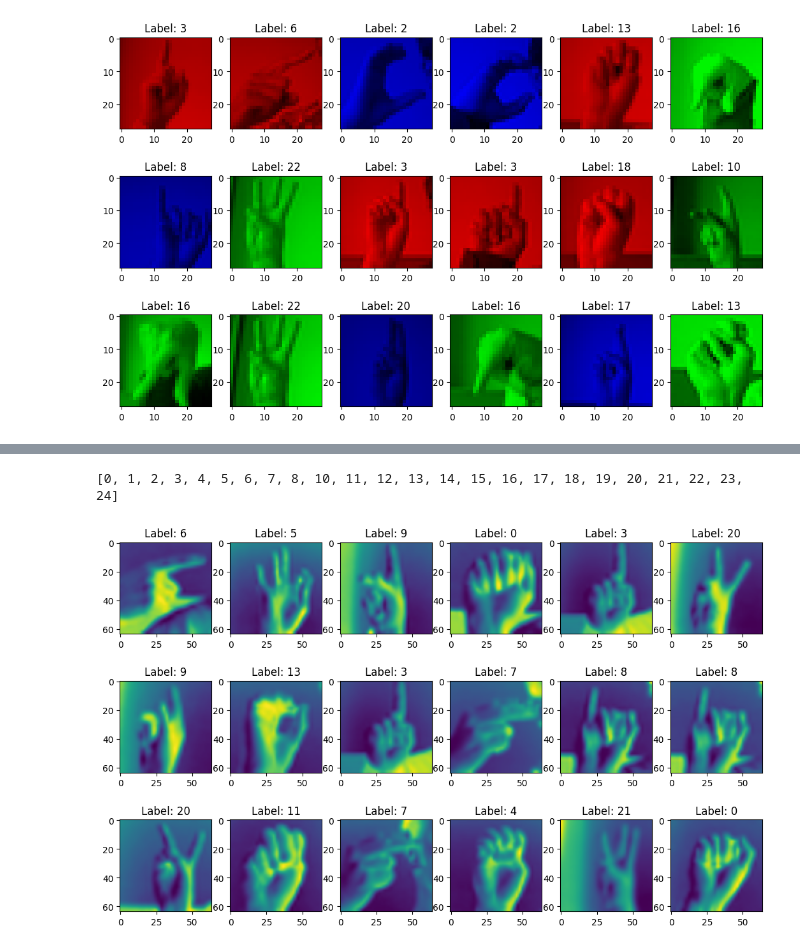
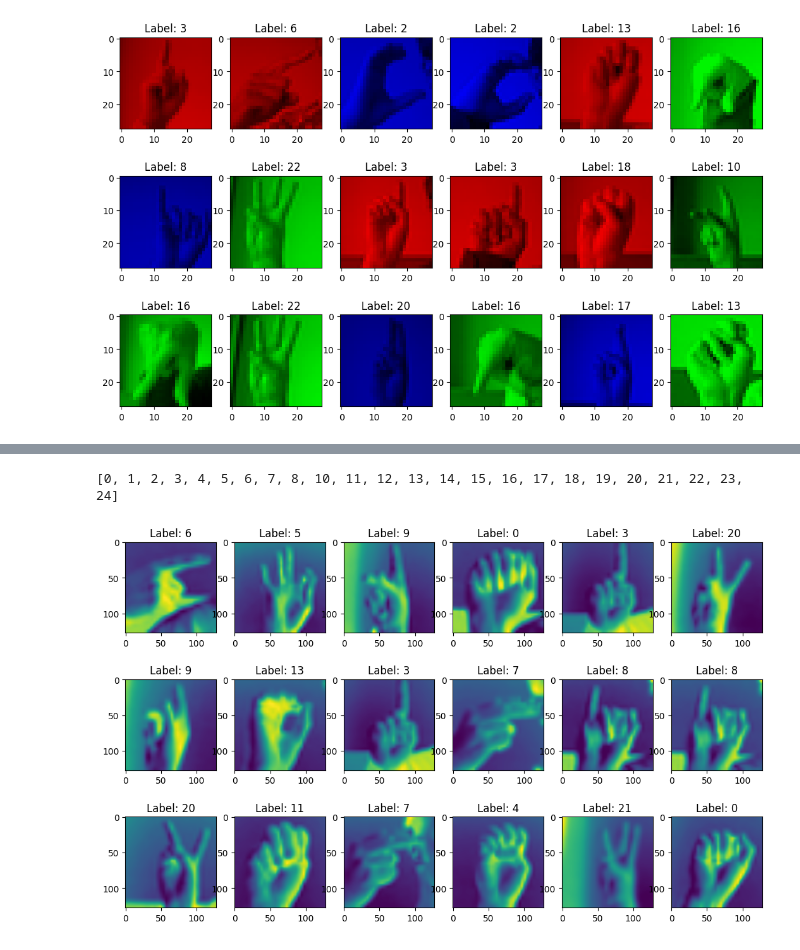
Before and after one commit to Horizon-42/sign_languages, a Jupyter notebook: test_dataset.ipynb, the cells around one changed output, grey strips where cells are left out. Saved outputs shown, nothing was run; the diff lists cells and outputs as text; code cells hidden in the pictures.

```diff
--- a/test_dataset.ipynb
+++ b/test_dataset.ipynb
@@ -16,15 +16,24 @@ plot_dataset(raw_data)
 # %% [output]
 [figure]
 # %%
-
+IMAGE_SIZE = 128
 train_data, val_data, test_data = split_tensor_dataset(raw_data)
 
 print(f"Train data lenght: {len(train_data)}")
 print(f"Val data lenght: {len(val_data)}")
 print(f"Test data lenght: {len(test_data)}")
 
+transform = v2.Compose(
+    [
+        v2.ColorJitter(contrast=0.01),  # contrast 可设置为 float 或 (min, max) 元组
+        v2.Resize(size=(IMAGE_SIZE, IMAGE_SIZE))
+    ]
+)
+
+train_dataset = SignLanguageDataset(train_data, transform=transform)
+
 train_dataloader = iter(DataLoader(
-    SignLanguageDataset(train_data), batch_size=1, shuffle=True))
+    train_dataset, batch_size=1, shuffle=True))
 # print(next(train_dataloader))
 img, label = next(train_dataloader)
 print(img.shape)
@@ -39,14 +48,18 @@ torch.Size([1, 1, 28, 28])
 # %%
 # Read todoexample, make sure the l"abels also didn't include 9
-todo_example = read_tensor_dataset("data/thws-mai-idl-ss-25-sign-language/SignLanguage_kaggle/todo_example.pth")
+todo_example = read_tensor_dataset(
+    "data/thws-mai-idl-ss-25-sign-language/SignLanguage_kaggle/todo_example.pth")
 
 img, labels = todo_example[:]
 sorted_labels = sorted(list(set(labels.tolist())))
 print(sorted_labels)
 
-todo_ex_dataloader = iter(DataLoader(SignLanguageDataset(todo_example, transform=v2.Resize(size=(64,64)))))
+tod_ex_dataset = SignLanguageDataset(
+    todo_example, transform=transform)
+
+todo_ex_dataloader = iter(DataLoader(tod_ex_dataset))
 
 plot_dataset(todo_ex_dataloader)
 # %% [output]
 [0, 1, 2, 3, 4, 5, 6, 7, 8, 10, 11, 12, 13, 14, 15, 16, 17, 18, 19, 20, 21, 22, 23, 24]
-[figure, old version]
+[figure, new version]
```
Also changed, not shown: parts of 1 cell of this notebook, 4 other files.
